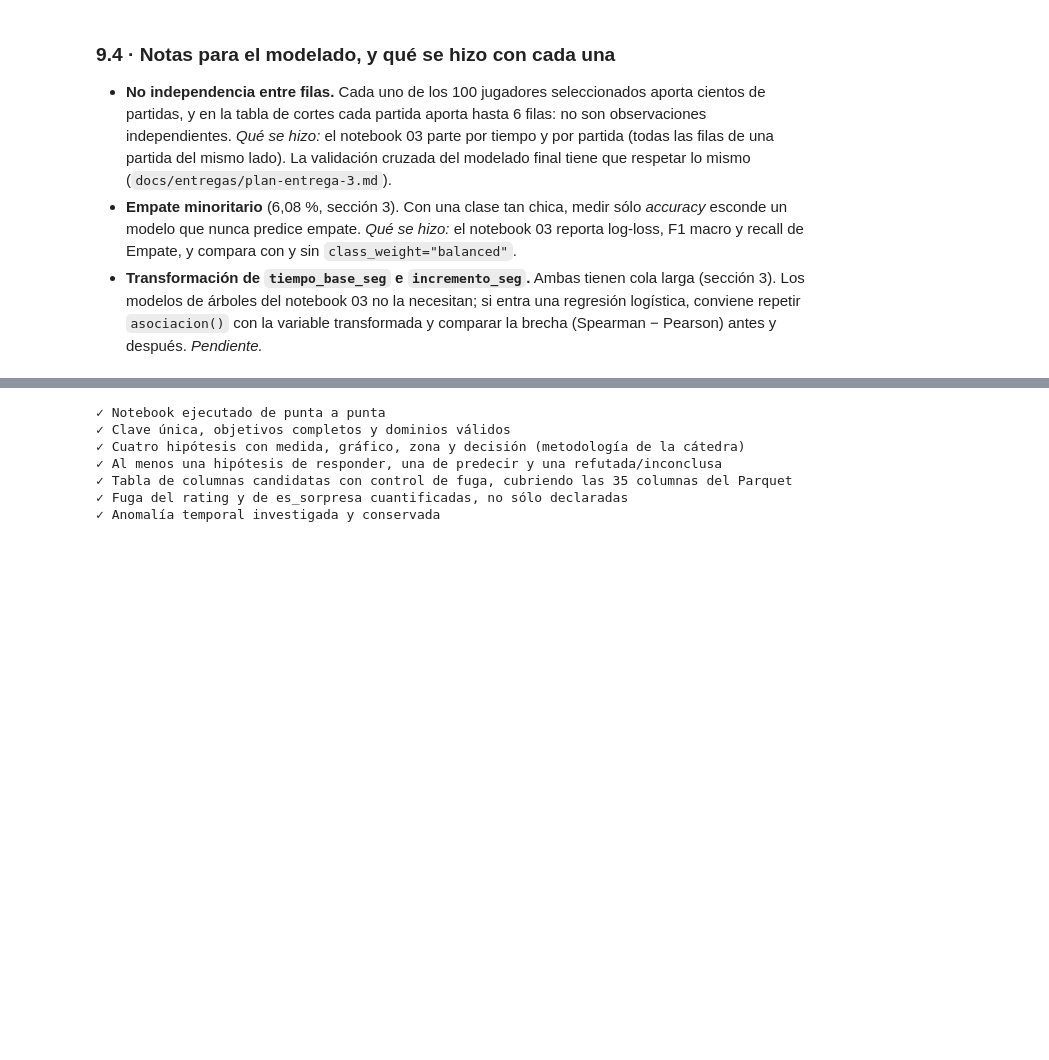
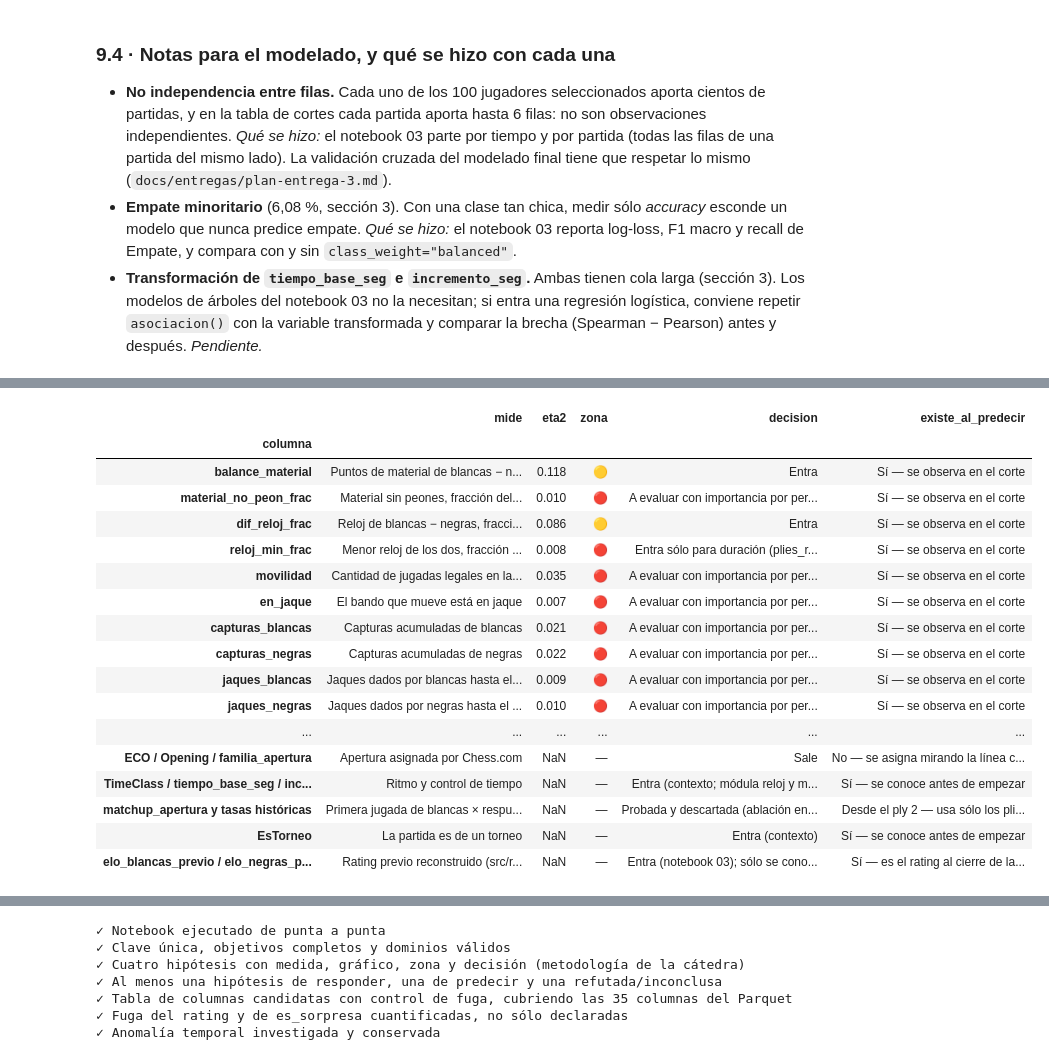
Before and after one commit to BautistaAlosMartorell/chess-outcome-prediction, a Jupyter notebook: notebooks/02_eda_hipotesis.ipynb, the cells around one changed output, grey strips where cells are left out. Drawn from its saved outputs; the diff is of its cells as text; code cells hidden in the pictures; blank space fills up the shorter version.

```diff
--- a/notebooks/02_eda_hipotesis.ipynb
+++ b/notebooks/02_eda_hipotesis.ipynb
@@ -1348,0 +1830,80 @@ assert hay_responder and hay_predecir and hay_refutada_o_inconclusa, "No se cump
+# %%
+at_60 = common[common["corte_ply"] == max_cut]
+candidates = {
+    "balance_material": "Puntos de material de blancas − negras en el corte",
+    "material_no_peon_frac": "Material sin peones, fracción del máximo (62 pts)",
+    "dif_reloj_frac": "Reloj de blancas − negras, fracción del tiempo base",
+    "reloj_min_frac": "Menor reloj de los dos, fracción del tiempo base",
+    "movilidad": "Cantidad de jugadas legales en la posición",
+    "en_jaque": "El bando que mueve está en jaque",
+    "capturas_blancas": "Capturas acumuladas de blancas",
+    "capturas_negras": "Capturas acumuladas de negras",
+    "jaques_blancas": "Jaques dados por blancas hasta el corte",
+    "jaques_negras": "Jaques dados por negras hasta el corte",
+    "enroco_blancas": "Blancas ya enrocaron",
+    "enroco_negras": "Negras ya enrocaron",
+    "promociones": "Coronaciones hasta el corte",
+}
+rows = []
+for column, mide in candidates.items():
+    value = eta2(at_60[column].astype(float), at_60["resultado"])
+    zone = semaforo(value, "eta2")
+    share_nonzero = (at_60[column].astype(float) != 0).mean()
+    if share_nonzero < 0.02:
+        decision = f"Sale: casi constante (distinta de 0 en el {share_nonzero * 100:.1f} % de las filas)"
+    elif column == "reloj_min_frac":
+        decision = "Entra sólo para duración (plies_restantes): casi no separa el resultado"
+    elif zone == "rojo":
+        decision = "A evaluar con importancia por permutación en el notebook 03 (señal débil sola)"
+    else:
+        decision = "Entra"
+    rows.append({"columna": column, "mide": mide, "eta2": value, "zona": ZONA_EMOJI[zone],
+                 "decision": decision, "existe_al_predecir": "Sí — se observa en el corte"})
+
+rows.append({"columna": "turno_blancas", "mide": "Bando que mueve en el corte", "eta2": np.nan, "zona": "—",
+             "decision": "Sale: constante (todos los cortes, incluido el 0, son plies pares: mueven blancas)",
+             "existe_al_predecir": "Sí, pero no informa"})
+leak_eta = eta2(games["diferencia_elo"], games["resultado"])
+rows += [
+    {"columna": "diferencia_elo / WhiteElo / BlackElo", "mide": "Rating de Chess.com, posterior a la partida",
+     "eta2": leak_eta, "zona": ZONA_EMOJI[semaforo(leak_eta, "eta2")], "decision": "Sale",
+     "existe_al_predecir": "No — se actualiza al terminar la partida; el signo del cambio coincide con el resultado (sección 9.1)"},
+    {"columna": "Termination", "mide": "Cómo terminó la partida", "eta2": np.nan, "zona": "—", "decision": "Sale",
+     "existe_al_predecir": "No — se completa al terminar"},
+    {"columna": "cantidad_jugadas", "mide": "Plies totales de la partida", "eta2": np.nan, "zona": "—", "decision": "Sale",
+     "existe_al_predecir": "No — con el corte da plies_restantes exacto, es el objetivo escrito de otra forma"},
+    {"columna": "ECO / Opening / familia_apertura", "mide": "Apertura asignada por Chess.com", "eta2": np.nan, "zona": "—", "decision": "Sale",
+     "existe_al_predecir": "No — se asigna mirando la línea completa (hasta 40 plies): en cortes tempranos revela jugadas futuras"},
+    {"columna": "TimeClass / tiempo_base_seg / incremento_seg", "mide": "Ritmo y control de tiempo", "eta2": np.nan, "zona": "—",
+     "decision": "Entra (contexto; módula reloj y material)", "existe_al_predecir": "Sí — se conoce antes de empezar"},
+    {"columna": "matchup_apertura y tasas históricas", "mide": "Primera jugada de blancas × respuesta de negras y su historial previo",
+     "eta2": np.nan, "zona": "—", "decision": "Probada y descartada (ablación en el notebook 03: ±0,004 de log-loss)",
+     "existe_al_predecir": "Desde el ply 2 — usa sólo los plies 1 y 2, e historial con partidas terminadas antes del inicio"},
+    {"columna": "EsTorneo", "mide": "La partida es de un torneo", "eta2": np.nan, "zona": "—",
+     "decision": "Entra (contexto)", "existe_al_predecir": "Sí — se conoce antes de empezar"},
+    {"columna": "elo_blancas_previo / elo_negras_previo", "mide": "Rating previo reconstruido (src/rating_history.py)",
+     "eta2": np.nan, "zona": "—", "decision": "Entra (notebook 03); sólo se conoce un lado, el otro queda NaN",
+     "existe_al_predecir": "Sí — es el rating al cierre de la partida anterior del mismo ritmo"},
+]
+candidatas = pd.DataFrame(rows).set_index("columna")
+display(candidatas)
+assert candidatas.index.is_unique
+# %% [output]
+|  | mide | eta2 | zona | decision | existe_al_predecir |
+| columna |  |  |  |  |  |
+| balance_material | Puntos de material de blancas − n... | 0.118 | 🟡 | Entra | Sí — se observa en el corte |
+| material_no_peon_frac | Material sin peones, fracción del... | 0.010 | 🔴 | A evaluar con importancia por per... | Sí — se observa en el corte |
+| dif_reloj_frac | Reloj de blancas − negras, fracci... | 0.086 | 🟡 | Entra | Sí — se observa en el corte |
+| reloj_min_frac | Menor reloj de los dos, fracción ... | 0.008 | 🔴 | Entra sólo para duración (plies_r... | Sí — se observa en el corte |
+| movilidad | Cantidad de jugadas legales en la... | 0.035 | 🔴 | A evaluar con importancia por per... | Sí — se observa en el corte |
+| en_jaque | El bando que mueve está en jaque | 0.007 | 🔴 | A evaluar con importancia por per... | Sí — se observa en el corte |
+| capturas_blancas | Capturas acumuladas de blancas | 0.021 | 🔴 | A evaluar con importancia por per... | Sí — se observa en el corte |
+| capturas_negras | Capturas acumuladas de negras | 0.022 | 🔴 | A evaluar con importancia por per... | Sí — se observa en el corte |
+| jaques_blancas | Jaques dados por blancas hasta el... | 0.009 | 🔴 | A evaluar con importancia por per... | Sí — se observa en el corte |
+| jaques_negras | Jaques dados por negras hasta el ... | 0.010 | 🔴 | A evaluar con importancia por per... | Sí — se observa en el corte |
+| ... | ... | ... | ... | ... | ... |
+| ECO / Opening / familia_apertura | Apertura asignada por Chess.com | NaN | — | Sale | No — se asigna mirando la línea c... |
+| TimeClass / tiempo_base_seg / inc... | Ritmo y control de tiempo | NaN | — | Entra (contexto; módula reloj y m... | Sí — se conoce antes de empezar |
+| matchup_apertura y tasas históricas | Primera jugada de blancas × respu... | NaN | — | Probada y descartada (ablación en... | Desde el ply 2 — usa sólo los pli... |
+| EsTorneo | La partida es de un torneo | NaN | — | Entra (contexto) | Sí — se conoce antes de empezar |
+| elo_blancas_previo / elo_negras_p... | Rating previo reconstruido (src/r... | NaN | — | Entra (notebook 03); sólo se cono... | Sí — es el rating al cierre de la... |
```
Also changed, not shown: parts of 46 cells of this notebook, 3 other files.
